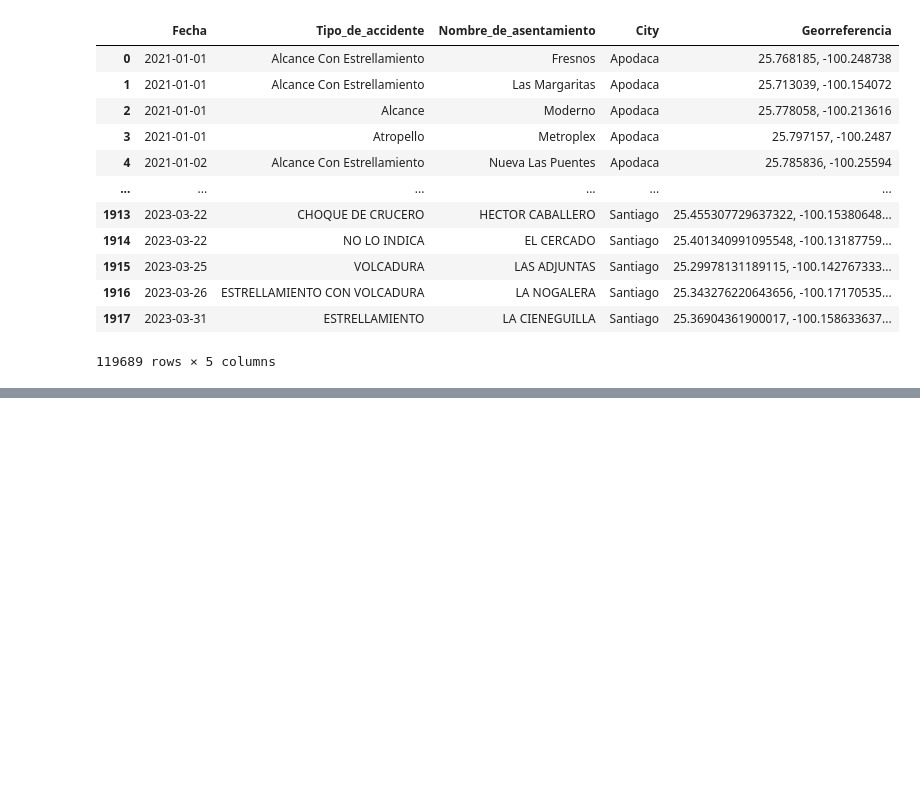
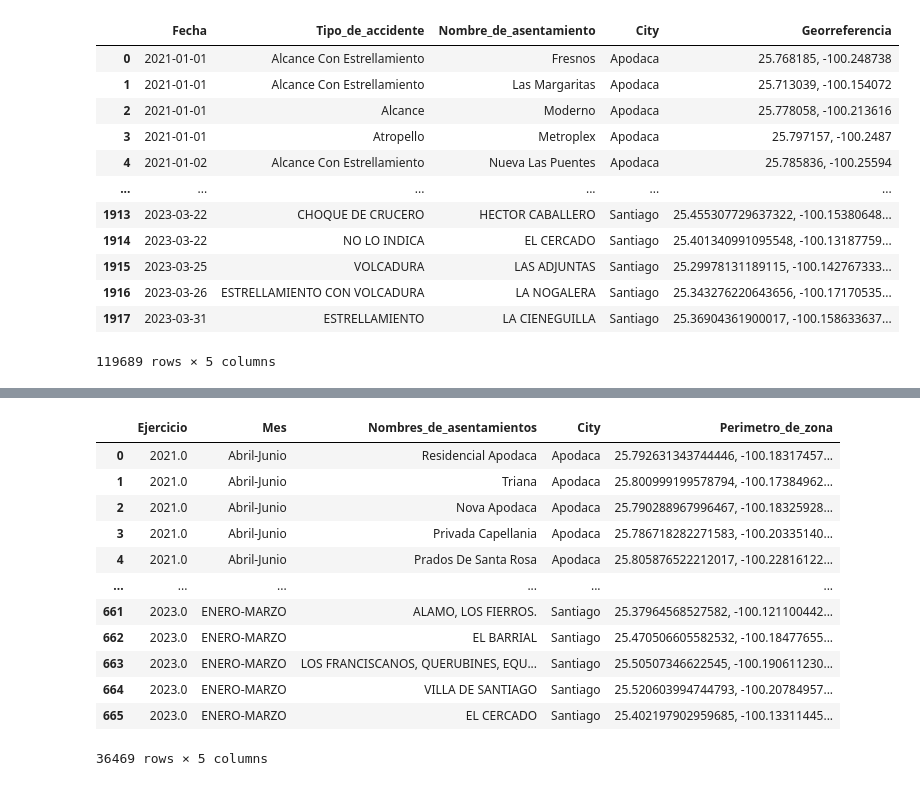
Before and after one commit to JosePabloGFnl/Monterrey-Violence, a Jupyter notebook: city-crimes.ipynb, the cells around one changed output, grey strips where cells are left out. Cells and saved outputs as stored; diff of their text form; code cells hidden in the pictures; blank space fills up the shorter version.

```diff
--- a/city-crimes.ipynb
+++ b/city-crimes.ipynb
@@ -295,0 +334,18 @@ accidentes
+# %%
+basura = pd.concat([basura_apodaca, basura_garcia, basura_escobedo, basura_guadalupe, basura_juarez, basura_monterrey, basura_san_nico, basura_santa, basura_santiago])
+basura = basura[[" Ejercicio", " Mes", " Nombres_de_asentamientos", "City", " Perimetro_de_zona"]]
+basura
+# %% [output]
+|  | Ejercicio | Mes | Nombres_de_asentamientos | City | Perimetro_de_zona |
+| 0 | 2021.0 | Abril-Junio | Residencial Apodaca | Apodaca | 25.792631343744446, -100.18317457... |
+| 1 | 2021.0 | Abril-Junio | Triana | Apodaca | 25.800999199578794, -100.17384962... |
+| 2 | 2021.0 | Abril-Junio | Nova Apodaca | Apodaca | 25.790288967996467, -100.18325928... |
+| 3 | 2021.0 | Abril-Junio | Privada Capellania | Apodaca | 25.786718282271583, -100.20335140... |
+| 4 | 2021.0 | Abril-Junio | Prados De Santa Rosa | Apodaca | 25.805876522212017, -100.22816122... |
+| ... | ... | ... | ... | ... | ... |
+| 661 | 2023.0 | ENERO-MARZO | ALAMO, LOS FIERROS. | Santiago | 25.37964568527582, -100.121100442... |
+| 662 | 2023.0 | ENERO-MARZO | EL BARRIAL | Santiago | 25.470506605582532, -100.18477655... |
+| 663 | 2023.0 | ENERO-MARZO | LOS FRANCISCANOS, QUERUBINES, EQU... | Santiago | 25.50507346622545, -100.190611230... |
+| 664 | 2023.0 | ENERO-MARZO | VILLA DE SANTIAGO | Santiago | 25.520603994744793, -100.20784957... |
+| 665 | 2023.0 | ENERO-MARZO | EL CERCADO | Santiago | 25.402197902959685, -100.13311445... |
+36469 rows × 5 columns
```
Also changed, not shown: parts of 4 cells of this notebook, 9 other files.
